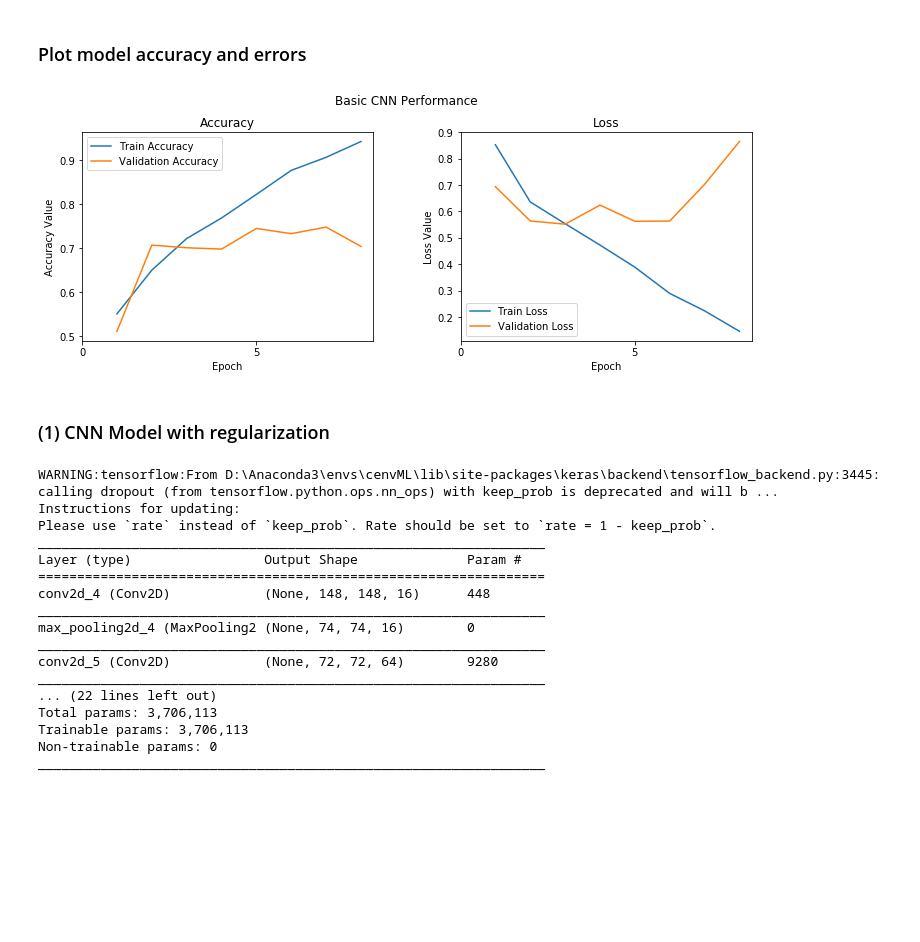
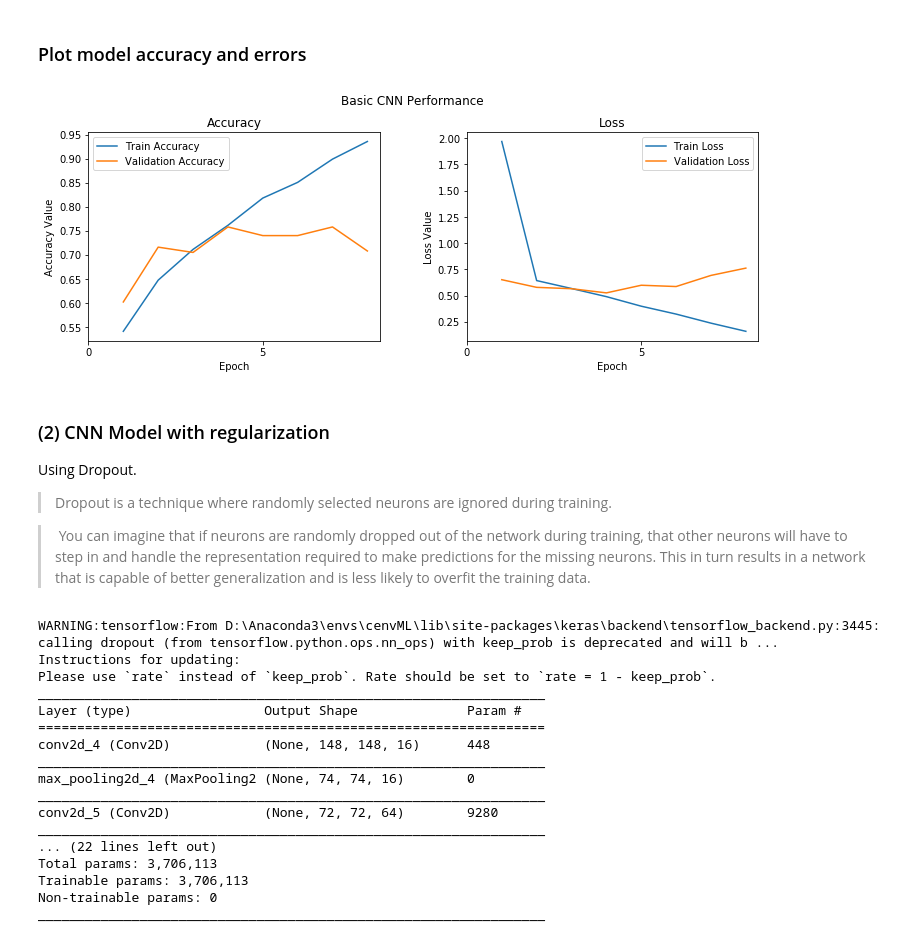
Before and after one commit to DCC-Lab/Documentation, a Jupyter notebook: assets/machineLearning/examples/catdogML.ipynb, the cells around one changed output. Drawn from its saved outputs; the diff is of its cells as text; code cells hidden in the pictures; blank space fills up the shorter version.

Commit message:
clean notebook example and add prepareData script

```diff
--- a/assets/machineLearning/examples/catdogML.ipynb
+++ b/assets/machineLearning/examples/catdogML.ipynb
@@ -66 +89,6 @@ print(train_labels[1495:1505], train_labels_enc[1495:1505])
+# %%
+batch_size = 32
+num_classes = 2
+epochs = 8
+input_shape = (150, 150, 3)
 # %% [markdown]
@@ -142,30 +170,39 @@ Epoch 8/8
 # %% [markdown]
 ### Plot model accuracy and errors
 # %%
-f, (ax1, ax2) = plt.subplots(1, 2, figsize=(12, 4))
-t = f.suptitle('Basic CNN Performance', fontsize=12)
-f.subplots_adjust(top=0.85, wspace=0.3)
+def plotLearningHistory(history, title="Learning History"):
+    epochs = len(history.history['acc'])
+    f, (ax1, ax2) = plt.subplots(1, 2, figsize=(12, 4))
+    t = f.suptitle(title, fontsize=12)
+    f.subplots_adjust(top=0.85, wspace=0.3)
 
-epoch_list = list(range(1,epochs+1))
-ax1.plot(epoch_list, history.history['acc'], label='Train Accuracy')
-ax1.plot(epoch_list, history.history['val_acc'], label='Validation Accuracy')
-ax1.set_xticks(np.arange(0, epochs+1, 5))
-ax1.set_ylabel('Accuracy Value')
-ax1.set_xlabel('Epoch')
-ax1.set_title('Accuracy')
-l1 = ax1.legend(loc="best")
+    epoch_list = list(range(1,epochs+1))
+    ax1.plot(epoch_list, history.history['acc'], label='Train Accuracy')
+    ax1.plot(epoch_list, history.history['val_acc'], label='Validation Accuracy')
+    ax1.set_xticks(np.arange(0, epochs+1, 5))
+    ax1.set_ylabel('Accuracy Value')
+    ax1.set_xlabel('Epoch')
+    ax1.set_title('Accuracy')
+    l1 = ax1.legend(loc="best")
 
-ax2.plot(epoch_list, history.history['loss'], label='Train Loss')
-ax2.plot(epoch_list, history.history['val_loss'], label='Validation Loss')
-ax2.set_xticks(np.arange(0, epochs+1, 5))
-ax2.set_ylabel('Loss Value')
-ax2.set_xlabel('Epoch')
-ax2.set_title('Loss')
-l2 = ax2.legend(loc="best")
+    ax2.plot(epoch_list, history.history['loss'], label='Train Loss')
+    ax2.plot(epoch_list, history.history['val_loss'], label='Validation Loss')
+    ax2.set_xticks(np.arange(0, epochs+1, 5))
+    ax2.set_ylabel('Loss Value')
+    ax2.set_xlabel('Epoch')
+    ax2.set_title('Loss')
+    l2 = ax2.legend(loc="best")
-# %% [output]
-[figure, removed]
-# %% [markdown]
-### (1) CNN Model with regularization
+# %%
+plotLearningHistory(history, title='Basic CNN Performance')
+# %% [output]
+[figure, added]
+# %% [markdown]
+### (2) CNN Model with regularization
+Using Dropout.
+
+> Dropout is a technique where randomly selected neurons are ignored during training.
+
+> You can imagine that if neurons are randomly dropped out of the network during training, that other neurons will have to step in and handle the representation required to make predictions for the missing neurons. This in turn results in a network that is capable of better generalization and is less likely to overfit the training data.
 # %%
 model = Sequential()
 
```
Also changed, not shown: parts of 31 cells of this notebook, 1 other file.
